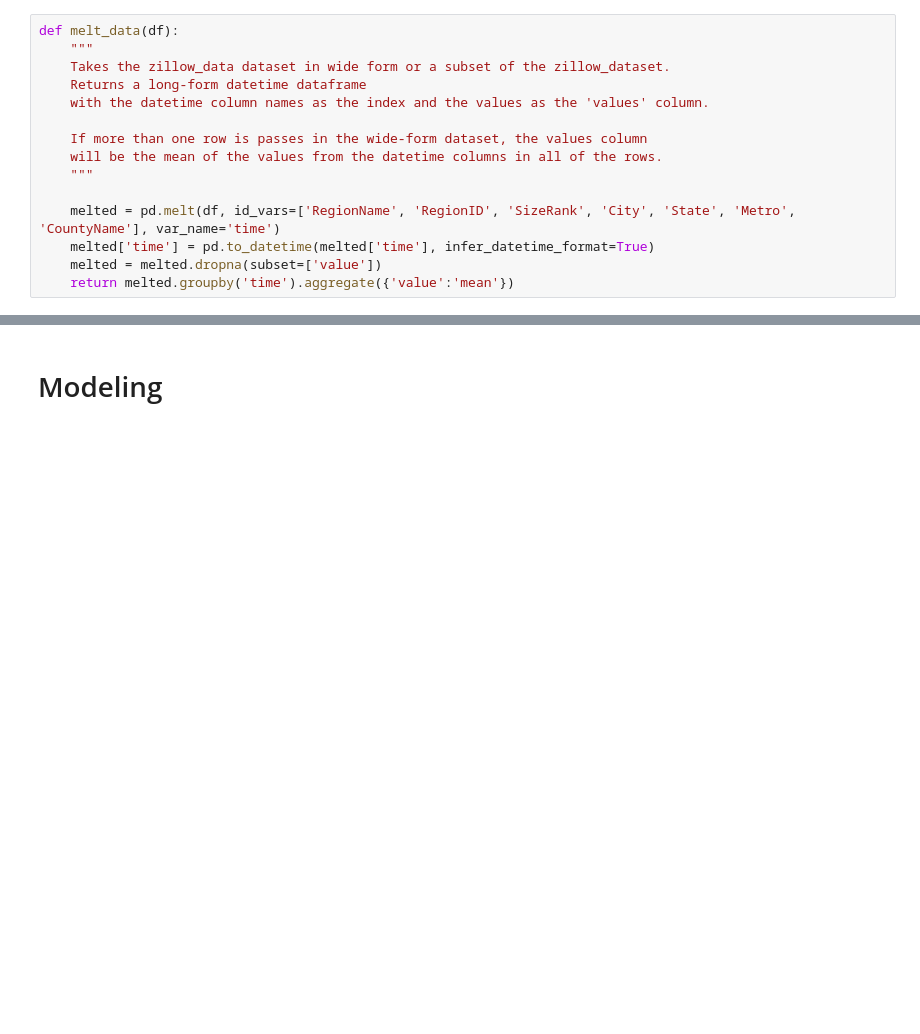
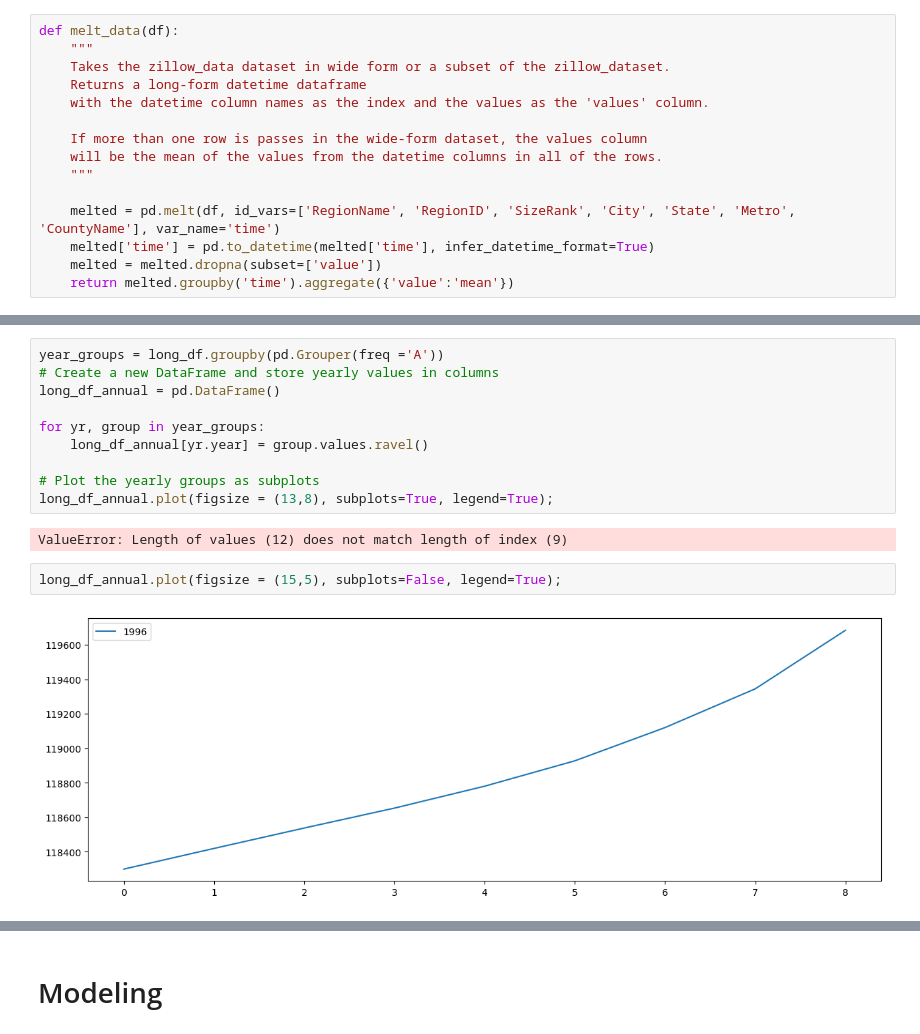
Before and after one commit to lalynjay/Time_series_analysis, a Jupyter notebook: Time_series_analysis.ipynb, the cells around one changed output, grey strips where cells are left out. Drawn from its saved outputs; the diff is of its cells as text; blank space fills up the shorter version.

```diff
--- a/Time_series_analysis.ipynb
+++ b/Time_series_analysis.ipynb
@@ -132,0 +171,16 @@ def melt_data(df):
+# %%
+year_groups = long_df.groupby(pd.Grouper(freq ='A'))
+# Create a new DataFrame and store yearly values in columns
+long_df_annual = pd.DataFrame()
+
+for yr, group in year_groups:
+    long_df_annual[yr.year] = group.values.ravel()
+
+# Plot the yearly groups as subplots
+long_df_annual.plot(figsize = (13,8), subplots=True, legend=True);
+# %% [output]
+ValueError: Length of values (12) does not match length of index (9)
+# %%
+long_df_annual.plot(figsize = (15,5), subplots=False, legend=True);
+# %% [output]
+[figure, added]
```
Also changed, not shown: parts of 7 cells of this notebook.
